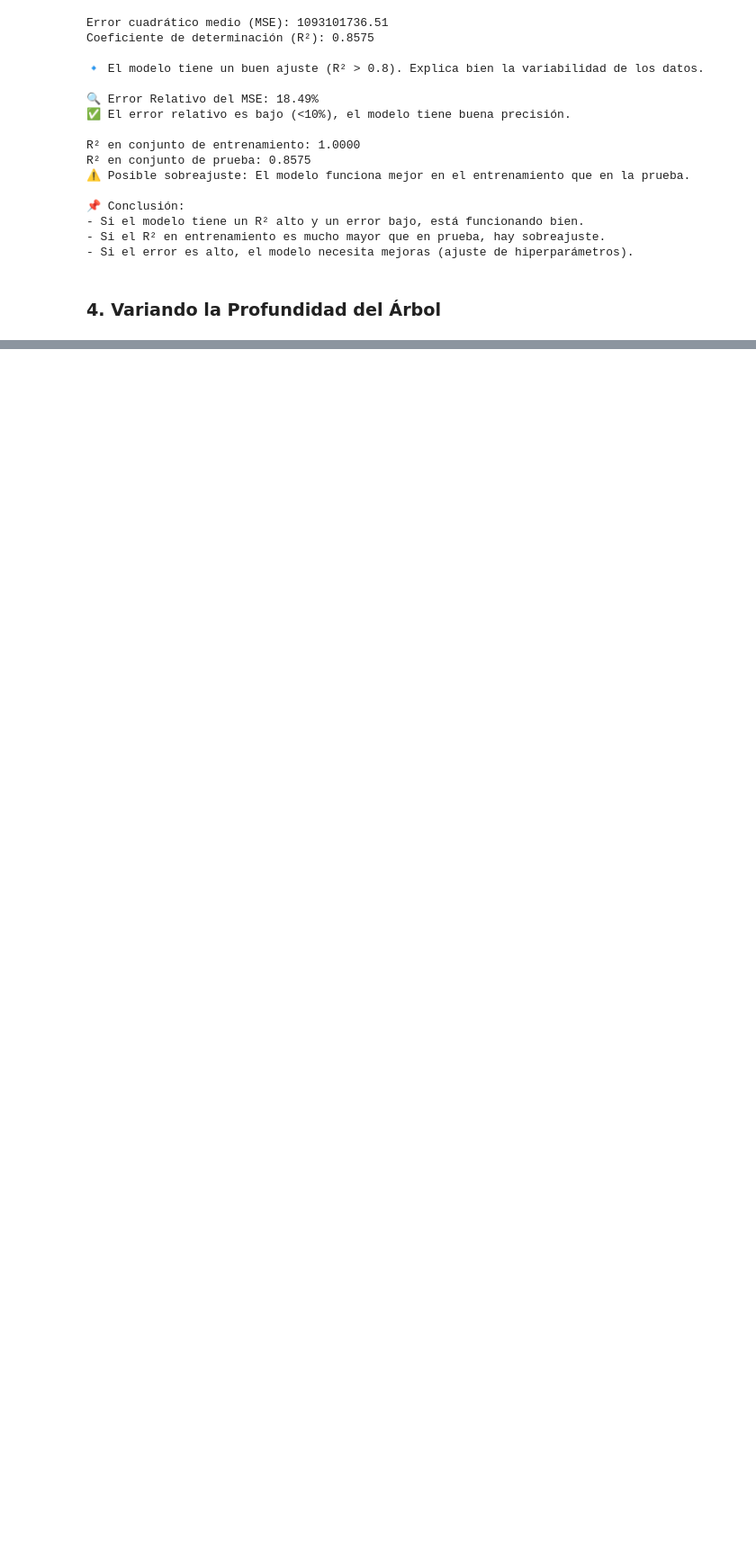
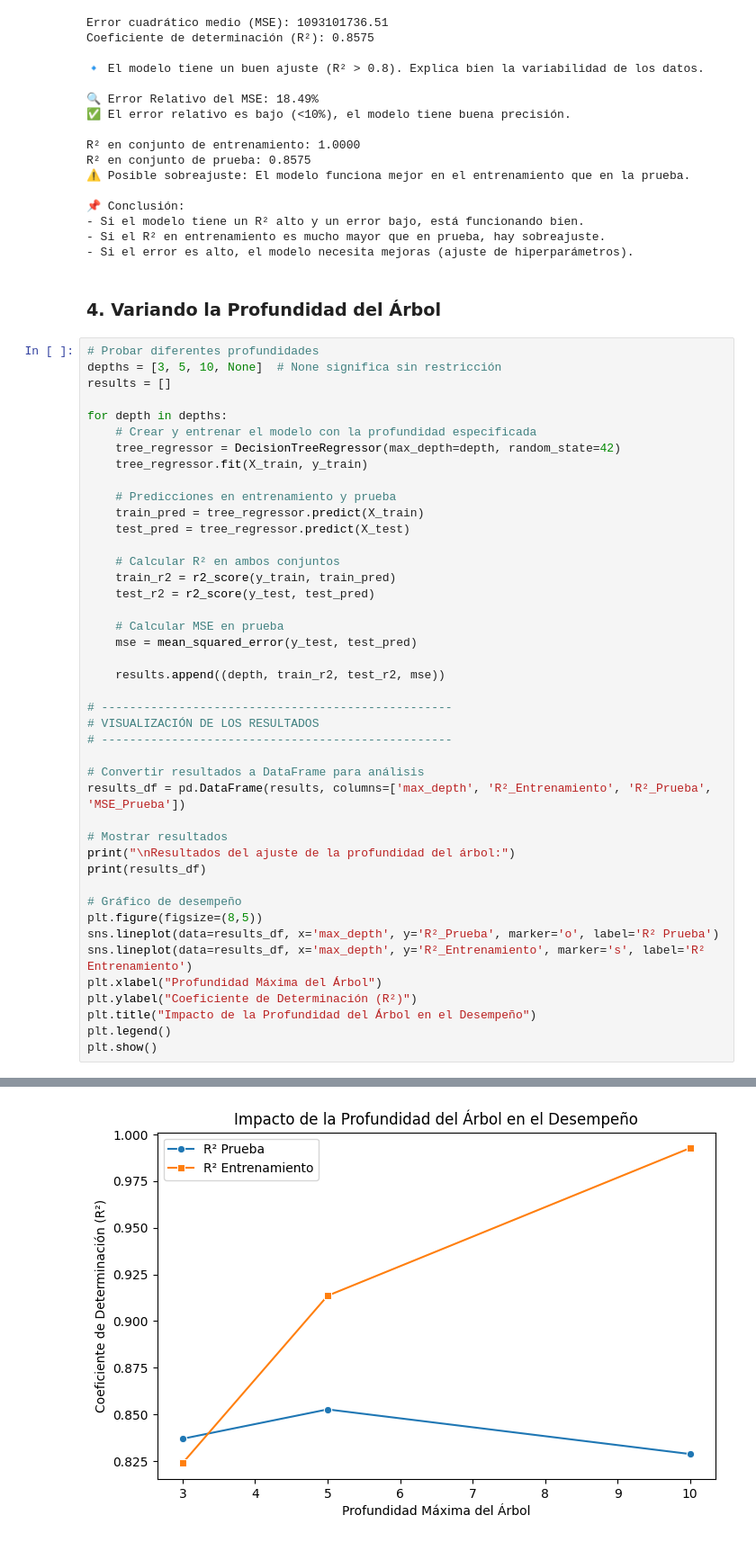
Before and after one commit to EstebanZG999/HT4Mineria, a Jupyter notebook: src/regresion_arbol.ipynb, the cells around one changed output, grey strips where cells are left out. Shown at 90% size. Cells and saved outputs as stored; diff of their text form; blank space fills up the shorter version.

```diff
--- a/src/regresion_arbol.ipynb
+++ b/src/regresion_arbol.ipynb
@@ -282,3 +282,47 @@ R² en conjunto de prueba: 0.8575
 - Si el error es alto, el modelo necesita mejoras (ajuste de hiperparámetros).
 # %% [markdown]
 ### 4. Variando la Profundidad del Árbol
+# %%
+# Probar diferentes profundidades
+depths = [3, 5, 10, None]  # None significa sin restricción
+results = []
+
+for depth in depths:
+    # Crear y entrenar el modelo con la profundidad especificada
+    tree_regressor = DecisionTreeRegressor(max_depth=depth, random_state=42)
+    tree_regressor.fit(X_train, y_train)
+
+    # Predicciones en entrenamiento y prueba
+    train_pred = tree_regressor.predict(X_train)
+    test_pred = tree_regressor.predict(X_test)
+
+    # Calcular R² en ambos conjuntos
+    train_r2 = r2_score(y_train, train_pred)
+    test_r2 = r2_score(y_test, test_pred)
+
+    # Calcular MSE en prueba
+    mse = mean_squared_error(y_test, test_pred)
+
+    results.append((depth, train_r2, test_r2, mse))
+
+# --------------------------------------------------
+# VISUALIZACIÓN DE LOS RESULTADOS
+# --------------------------------------------------
+
+# Convertir resultados a DataFrame para análisis
+results_df = pd.DataFrame(results, columns=['max_depth', 'R²_Entrenamiento', 'R²_Prueba', 'MSE_Prueba'])
+
+# Mostrar resultados
+print("\nResultados del ajuste de la profundidad del árbol:")
+print(results_df)
+
+# Gráfico de desempeño
+plt.figure(figsize=(8,5))
+sns.lineplot(data=results_df, x='max_depth', y='R²_Prueba', marker='o', label='R² Prueba')
+sns.lineplot(data=results_df, x='max_depth', y='R²_Entrenamiento', marker='s', label='R² Entrenamiento')
+plt.xlabel("Profundidad Máxima del Árbol")
+plt.ylabel("Coeficiente de Determinación (R²)")
+plt.title("Impacto de la Profundidad del Árbol en el Desempeño")
+plt.legend()
+plt.show()
+# %% [output]
@@ -284,0 +335 @@ R² en conjunto de prueba: 0.8575
+[figure, added]
```
Also changed, not shown: parts of 1 cell of this notebook.
